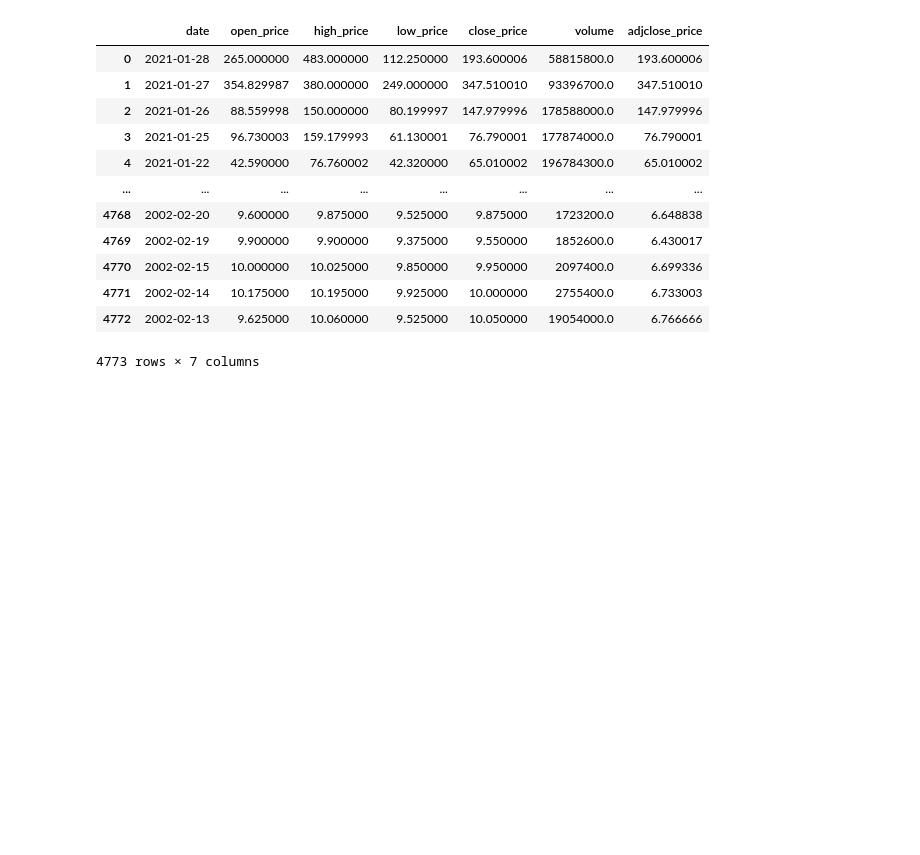
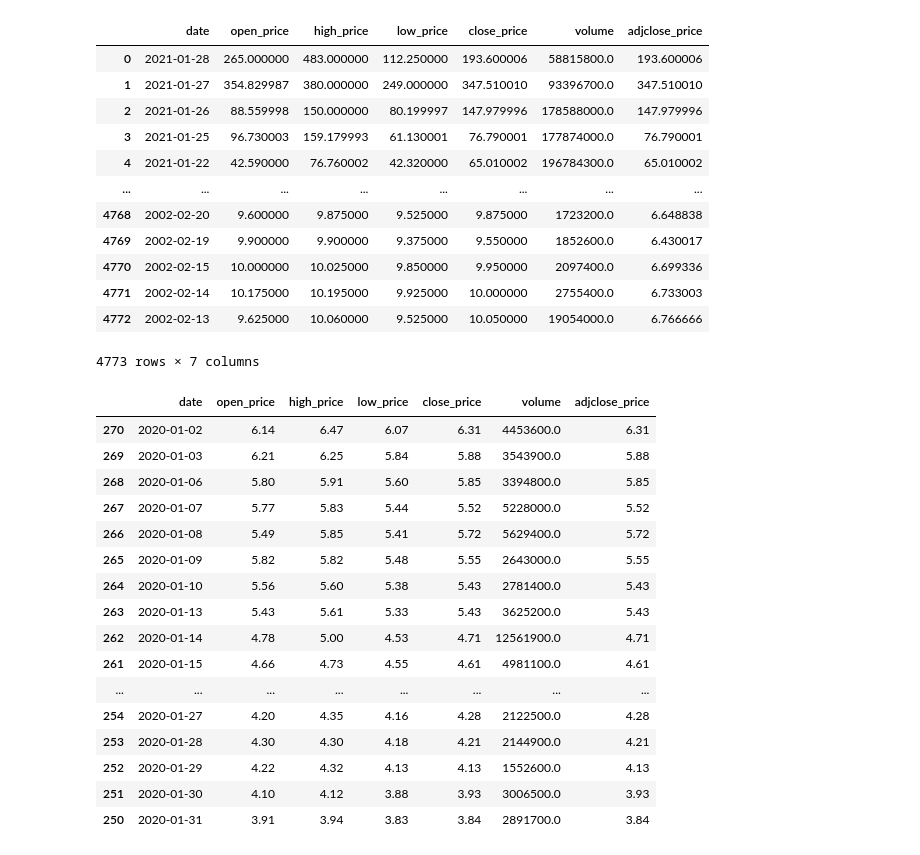
Before and after one commit to jithu-ann/Project_1, a Jupyter notebook: reddit_analysis.ipynb, the cells around one changed output. Saved outputs shown, nothing was run; the diff lists cells and outputs as text; code cells hidden in the pictures; blank space fills up the shorter version.

```diff
--- a/reddit_analysis.ipynb
+++ b/reddit_analysis.ipynb
@@ -68,3 +73,27 @@ stock_df
 | 4771 | 2002-02-14 | 10.175000 | 10.195000 | 9.925000 | 10.000000 | 2755400.0 | 6.733003 |
 | 4772 | 2002-02-13 | 9.625000 | 10.060000 | 9.525000 | 10.050000 | 19054000.0 | 6.766666 |
 4773 rows × 7 columns
+# %%
+#Filter Jan2021 and Jan2020 Stock Prices only
+jan_2021_df = stock_df[stock_df['date'].str.contains('2021-01', na = False)].sort_values(by='date')
+jan_2020_df = stock_df[stock_df['date'].str.contains('2020-01', na = False)].sort_values(by='date')
+
+jan_2020_df
+# %% [output]
+|  | date | open_price | high_price | low_price | close_price | volume | adjclose_price |
+| 270 | 2020-01-02 | 6.14 | 6.47 | 6.07 | 6.31 | 4453600.0 | 6.31 |
+| 269 | 2020-01-03 | 6.21 | 6.25 | 5.84 | 5.88 | 3543900.0 | 5.88 |
+| 268 | 2020-01-06 | 5.80 | 5.91 | 5.60 | 5.85 | 3394800.0 | 5.85 |
+| 267 | 2020-01-07 | 5.77 | 5.83 | 5.44 | 5.52 | 5228000.0 | 5.52 |
+| 266 | 2020-01-08 | 5.49 | 5.85 | 5.41 | 5.72 | 5629400.0 | 5.72 |
+| 265 | 2020-01-09 | 5.82 | 5.82 | 5.48 | 5.55 | 2643000.0 | 5.55 |
+| 264 | 2020-01-10 | 5.56 | 5.60 | 5.38 | 5.43 | 2781400.0 | 5.43 |
+| 263 | 2020-01-13 | 5.43 | 5.61 | 5.33 | 5.43 | 3625200.0 | 5.43 |
+| 262 | 2020-01-14 | 4.78 | 5.00 | 4.53 | 4.71 | 12561900.0 | 4.71 |
+| 261 | 2020-01-15 | 4.66 | 4.73 | 4.55 | 4.61 | 4981100.0 | 4.61 |
+| ... | ... | ... | ... | ... | ... | ... | ... |
+| 254 | 2020-01-27 | 4.20 | 4.35 | 4.16 | 4.28 | 2122500.0 | 4.28 |
+| 253 | 2020-01-28 | 4.30 | 4.30 | 4.18 | 4.21 | 2144900.0 | 4.21 |
+| 252 | 2020-01-29 | 4.22 | 4.32 | 4.13 | 4.13 | 1552600.0 | 4.13 |
+| 251 | 2020-01-30 | 4.10 | 4.12 | 3.88 | 3.93 | 3006500.0 | 3.93 |
+| 250 | 2020-01-31 | 3.91 | 3.94 | 3.83 | 3.84 | 2891700.0 | 3.84 |
```
Also changed, not shown: parts of 5 cells of this notebook, 1 other file.
